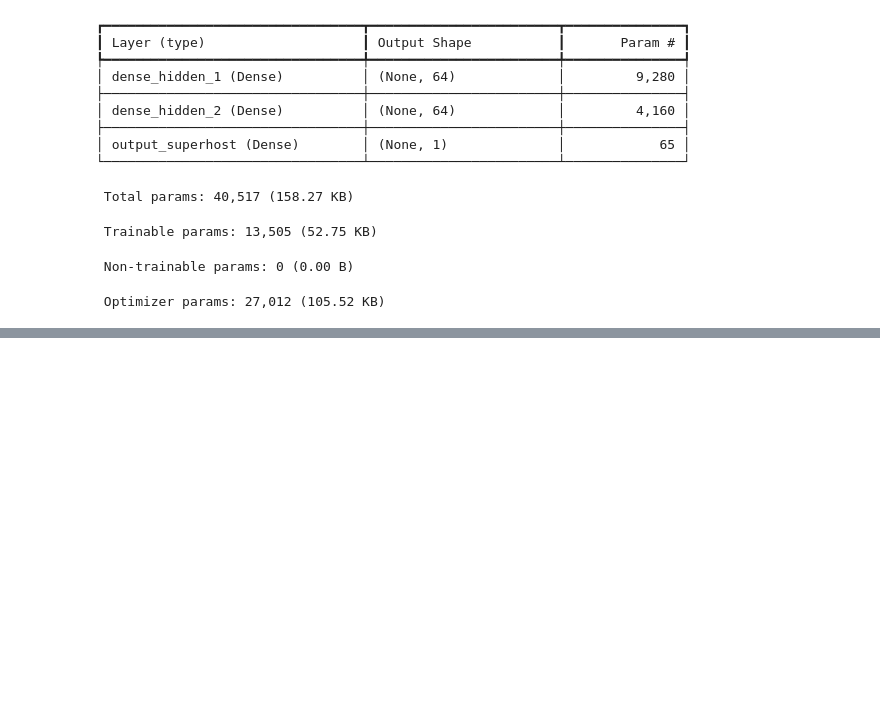
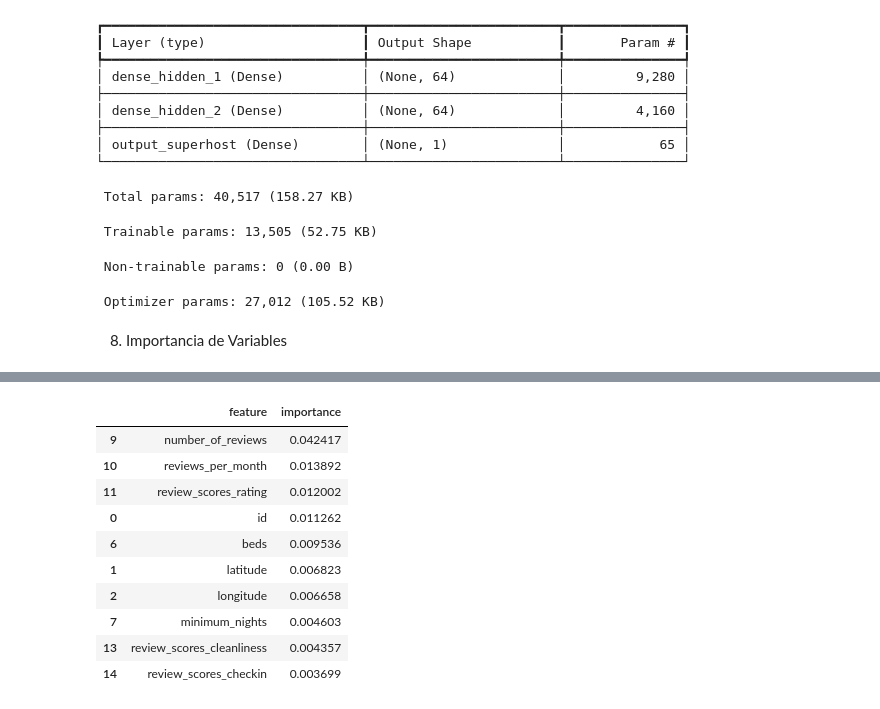
Before and after one commit to CatalinaV1/proyecto2, a Jupyter notebook: Modelo Clasificación GIT.ipynb, the cells around one changed output, grey strips where cells are left out. Cells and saved outputs as stored; diff of their text form; code cells hidden in the pictures; blank space fills up the shorter version.

Commit message:
importancia de variables

```diff
--- a/Modelo Clasificación GIT.ipynb
+++ b/Modelo Clasificación GIT.ipynb
@@ -240,3 +240,43 @@ Model: "nn_classification_superhost"
  Trainable params: 13,505 (52.75 KB)
  Non-trainable params: 0 (0.00 B)
  Optimizer params: 27,012 (105.52 KB)
+# %% [markdown]
+8. Importancia de Variables
+# %%
+# 8. Importancia de variables (permutation importance)
+
+# Accuracy base del modelo en test
+y_pred_test_prob = model_cls.predict(X_test_scaled)
+y_pred_test = (y_pred_test_prob > 0.5).astype("int32")
+baseline_acc = accuracy_score(y_test, y_pred_test)
+print(f"Accuracy base en test: {baseline_acc:.4f}")
+
+importances = []
+feature_names = X.columns.tolist()
+
+# Usamos una copia para no alterar X_test_scaled original
+rng = np.random.RandomState(SEED)
+
+for j, col in enumerate(feature_names):
+    X_permuted = X_test_scaled.copy()
+
+    # Permutamos SOLO la columna j
+    shuffled_col = X_permuted[:, j].copy()
+    rng.shuffle(shuffled_col)
+    X_permuted[:, j] = shuffled_col
+
+    # Volvemos a predecir y medimos nueva accuracy
+    y_pred_perm = (model_cls.predict(X_permuted) > 0.5).astype("int32")
+    acc_perm = accuracy_score(y_test, y_pred_perm)
+
+    importance = baseline_acc - acc_perm
+    importances.append(importance)
+
+# DataFrame con importancias
+importance_df = pd.DataFrame({
+    "feature": feature_names,
+    "importance": importances
+}).sort_values("importance", ascending=False)
+
+importance_df.head(10)
+# %% [output]
@@ -242,0 +300,11 @@ Model: "nn_classification_superhost"
+|  | feature | importance |
+| 9 | number_of_reviews | 0.042417 |
+| 10 | reviews_per_month | 0.013892 |
+| 11 | review_scores_rating | 0.012002 |
+| 0 | id | 0.011262 |
+| 6 | beds | 0.009536 |
+| 1 | latitude | 0.006823 |
+| 2 | longitude | 0.006658 |
+| 7 | minimum_nights | 0.004603 |
+| 13 | review_scores_cleanliness | 0.004357 |
+| 14 | review_scores_checkin | 0.003699 |
```
Also changed, not shown: parts of 2 cells of this notebook.
